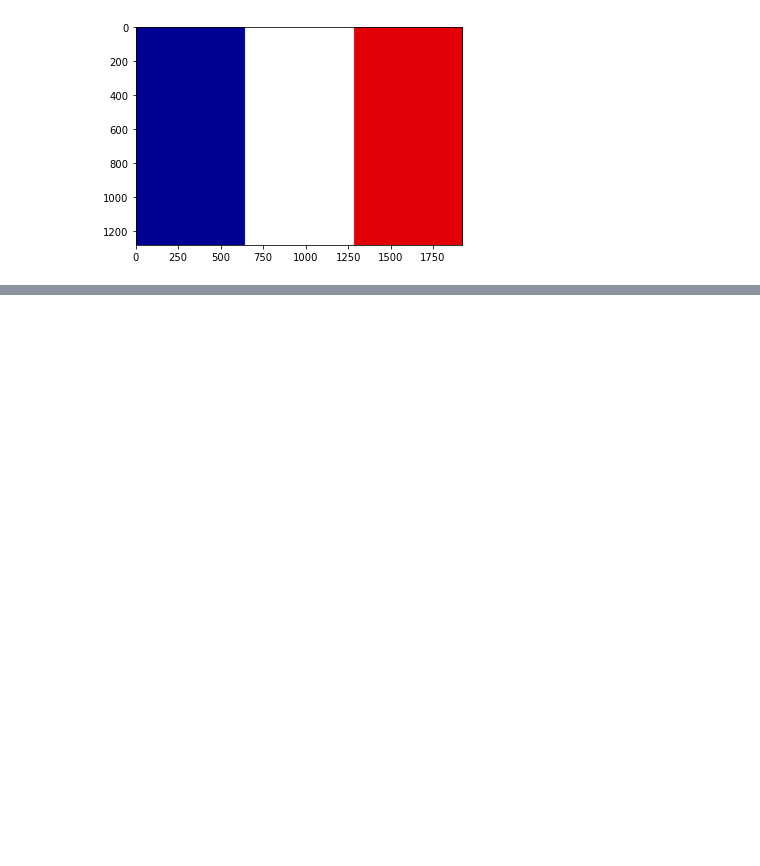
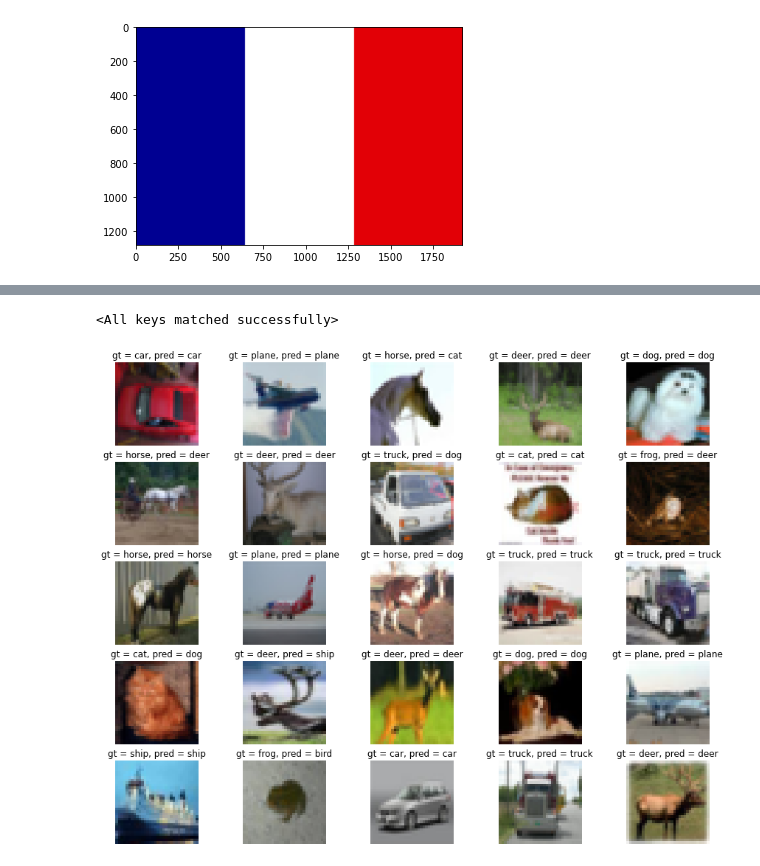
Before and after one commit to abaaba337/CMIT, a Jupyter notebook: Exercise/Exercise.ipynb, the cells around one changed output, grey strips where cells are left out. Drawn from its saved outputs; the diff is of its cells as text; code cells hidden in the pictures; blank space fills up the shorter version.

```diff
--- a/Exercise/Exercise.ipynb
+++ b/Exercise/Exercise.ipynb
@@ -181,0 +237,10 @@ plt.imshow(img_RGB);
+# %%
+# load data
+train_data = datasets.CIFAR10(root='data', train=True, transform=ToTensor(), download=True)
+test_data = datasets.CIFAR10(root='data', train=False, transform=ToTensor())
+
+# loaders
+loaders = { 'train' : torch.utils.data.DataLoader(train_data, batch_size=50, shuffle=True, num_workers=1),
+            'test'  : torch.utils.data.DataLoader(test_data,  batch_size=50, shuffle=True, num_workers=1) }
+
+classes = ('plane', 'car', 'bird', 'cat', 'deer', 'dog', 'frog', 'horse', 'ship', 'truck')
@@ -181,0 +351,25 @@ plt.imshow(img_RGB);
+# %%
+# Save Model
+torch.save(model.state_dict(), './Exercise03_CNNmodel.pth')
+
+# Load Model
+model = CNN()  # 这是你的自定义模型类
+model.load_state_dict(torch.load('./Exercise03_CNNmodel.pth'))
+# %% [output]
+<All keys matched successfully>
+# %%
+# Plot multiple
+figure = plt.figure(figsize=(15, 12))
+cols, rows = 5, 5
+for i in range(1, cols * rows + 1):
+    sample_idx = torch.randint(len(test_data), size=(1,)).item()
+    img, label = test_data[sample_idx]
+    output = model(img.unsqueeze(0))
+    pred_label = torch.max(output, 1)[1].numpy() # .numpy()将Tensor对象转换为NumPy ndarray对象
+    figure.add_subplot(rows, cols, i)
+    plt.title('gt = ' + classes[label] + ', pred = '+ classes[pred_label.item()])
+    plt.axis("off")
+    plt.imshow(np.transpose(img, [1,2,0]), cmap="gray")
+plt.show()
+# %% [output]
+[figure, added]
```
Also changed, not shown: parts of 8 cells of this notebook, 2 other files.
